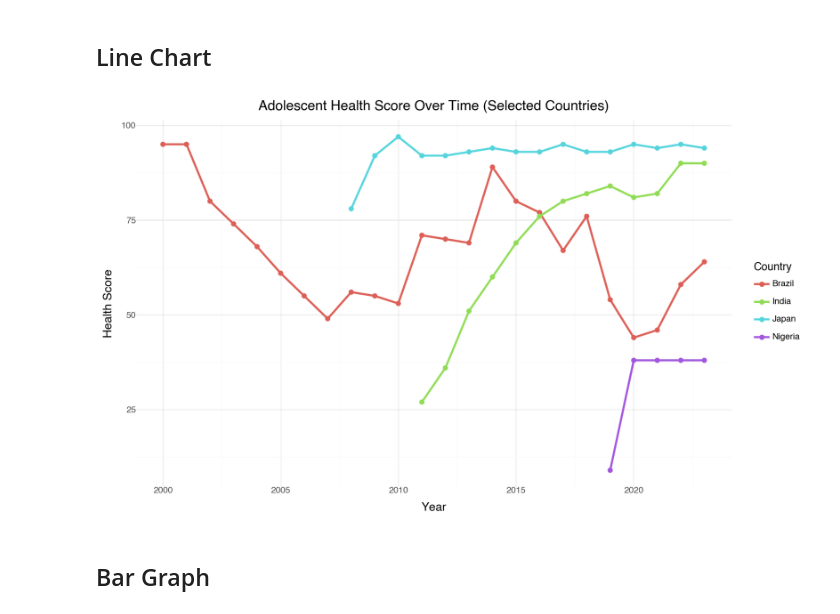
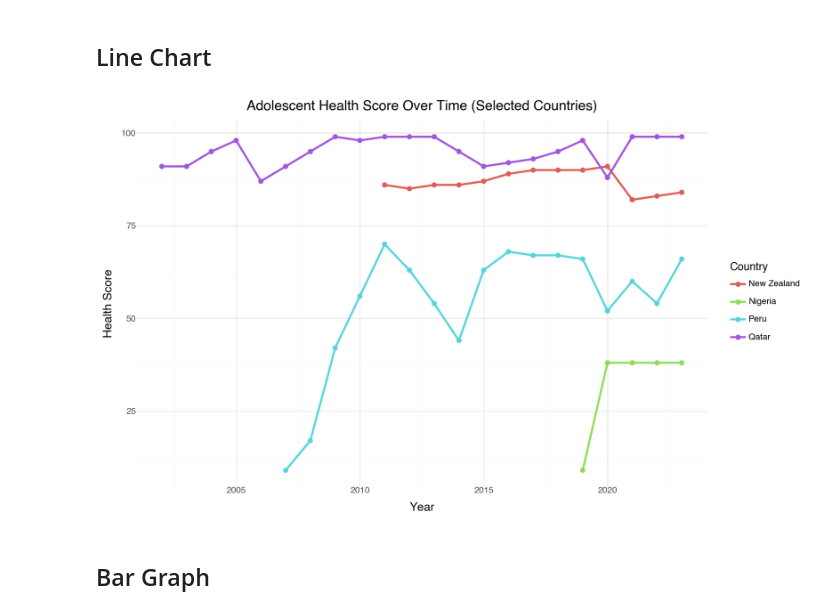
Before and after one commit to AtharvaBhalilkar/unicef_quarto_report_sumit, a Jupyter notebook: notebook/visualizations.ipynb, the cells around one changed output. Drawn from its saved outputs; the diff is of its cells as text; code cells hidden in the pictures.

```diff
--- a/notebook/visualizations.ipynb
+++ b/notebook/visualizations.ipynb
@@ -71,26 +71,26 @@ plt.show()
 # %% [markdown]
 ## Line Chart
 # %%
-df_line = data2[(data2['Gender'] == 'Total') & (data2['Country'].isin(['Japan', 'Brazil', 'India', 'Nigeria']))]
+df_line = data2[(data2['Gender'] == 'Total') & (data2['Country'].isin(['New Zealand', 'Qatar', 'Peru', 'Nigeria']))]
 
 line_plot = (
     ggplot(df_line, aes(x='Year', y='Value', color='Country')) +
     geom_line(size=1.2) +
     geom_point(size=2) +
     labs(
         title='Adolescent Health Score Over Time (Selected Countries)',
         x='Year', y='Health Score'
     ) +
     theme_minimal() +
     theme(
         figure_size=(10, 6),
         plot_title=element_text(size=14, weight='bold'),
         axis_title=element_text(size=12)
     )
 )
 line_plot
 # %% [output]
-[figure, old version]
+[figure, new version]
 # %% [markdown]
 ## Bar Graph
 # %%
```
